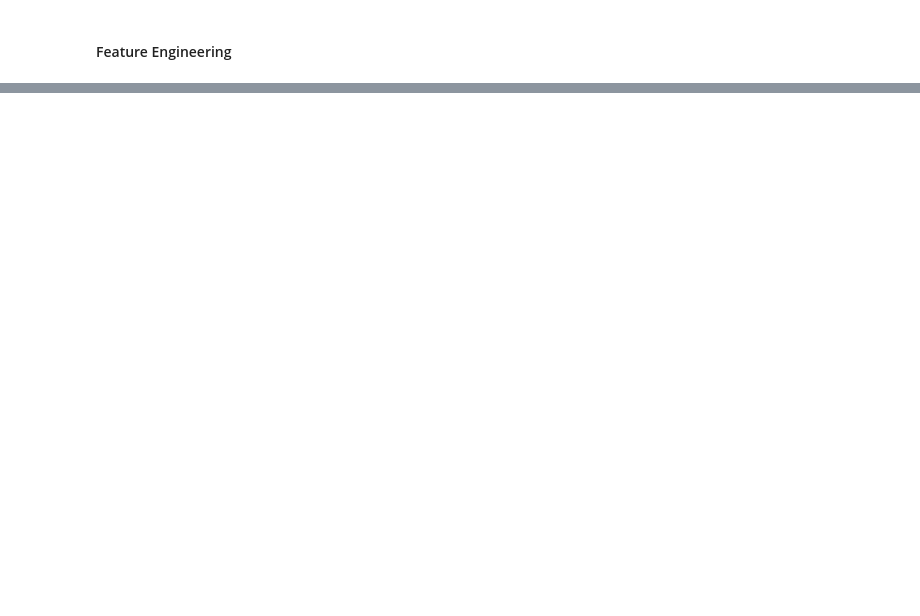
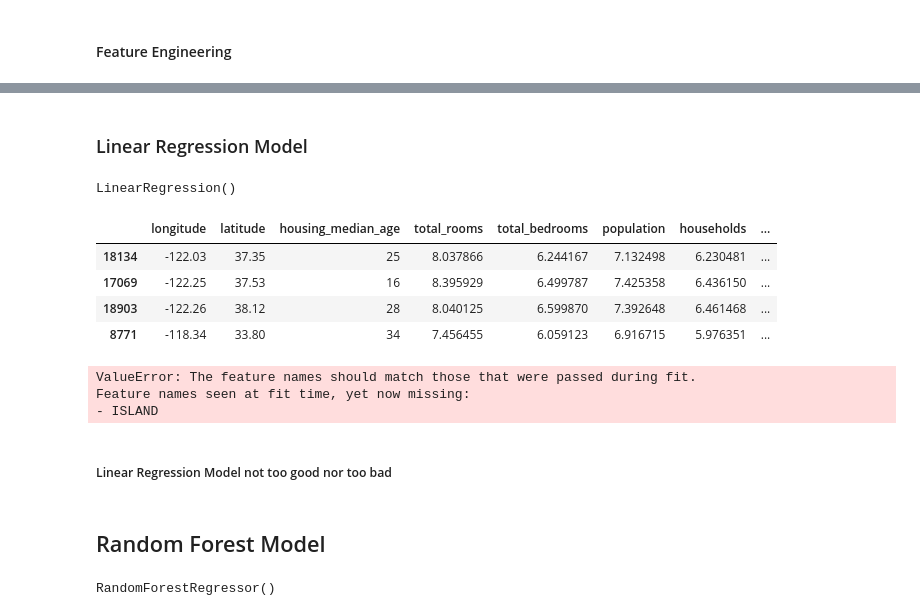
Before and after one commit to robbymumo/california-house-price-prediction-model, a Jupyter notebook: index.ipynb, the cells around one changed output, grey strips where cells are left out. Saved outputs shown, nothing was run; the diff lists cells and outputs as text; code cells hidden in the pictures; blank space fills up the shorter version.

Commit message:
Random forest model added with 81%

```diff
--- a/index.ipynb
+++ b/index.ipynb
@@ -190,0 +202,35 @@ sns.scatterplot(x ='latitude', y ='longitude', data = train_data, hue = "median_
+# %% [markdown]
+### Linear Regression Model
+# %%
+# Simple linear regression model
+from sklearn.linear_model import LinearRegression
+# Split the data
+X_train, y_train = train_data.drop(['median_house_value'], axis=1), train_data['median_house_value']
+
+# Call LinearRegression class
+reg = LinearRegression()
+
+reg.fit(X_train, y_train)
+# %% [output]
+LinearRegression()
+# %%
+# Prepare test Data
+test_data = X_test.join(y_test)
+
+test_data.total_rooms = np.log(test_data['total_rooms']+1)
+test_data.total_bedrooms = np.log(test_data['total_bedrooms']+1)
+test_data.population = np.log(test_data['population']+1)
+test_data.households = np.log(test_data['households']+1)
+
+test_data = test_data.join(pd.get_dummies(test_data.ocean_proximity)).drop(['ocean_proximity'], axis=1)
+
+test_data['bedroom_ratio'] = test_data.total_bedrooms / test_data.total_rooms
+test_data['household_rooms'] = test_data.total_rooms / test_data.households
+# %%
+test_data.head(4)
+# %% [output]
+|  | longitude | latitude | housing_median_age | total_rooms | total_bedrooms | population | households | ... |
+| 18134 | -122.03 | 37.35 | 25 | 8.037866 | 6.244167 | 7.132498 | 6.230481 | ... |
+| 17069 | -122.25 | 37.53 | 16 | 8.395929 | 6.499787 | 7.425358 | 6.436150 | ... |
+| 18903 | -122.26 | 38.12 | 28 | 8.040125 | 6.599870 | 7.392648 | 6.461468 | ... |
+| 8771 | -118.34 | 33.80 | 34 | 7.456455 | 6.059123 | 6.916715 | 5.976351 | ... |
@@ -190,0 +239,19 @@ sns.scatterplot(x ='latitude', y ='longitude', data = train_data, hue = "median_
+# %%
+reg.score(X_test, y_test)
+# %% [output]
+ValueError: The feature names should match those that were passed during fit.
+Feature names seen at fit time, yet now missing:
+- ISLAND
+# %% [markdown]
+##### Linear Regression Model not too good nor too bad
+# %% [markdown]
+## Random Forest Model
+# %%
+# using random forest classifier
+
+from sklearn.ensemble import RandomForestRegressor
+forest  = RandomForestRegressor()
+
+forest.fit(X_train, y_train)
+# %% [output]
+RandomForestRegressor()
```
Also changed, not shown: parts of 14 cells of this notebook.
